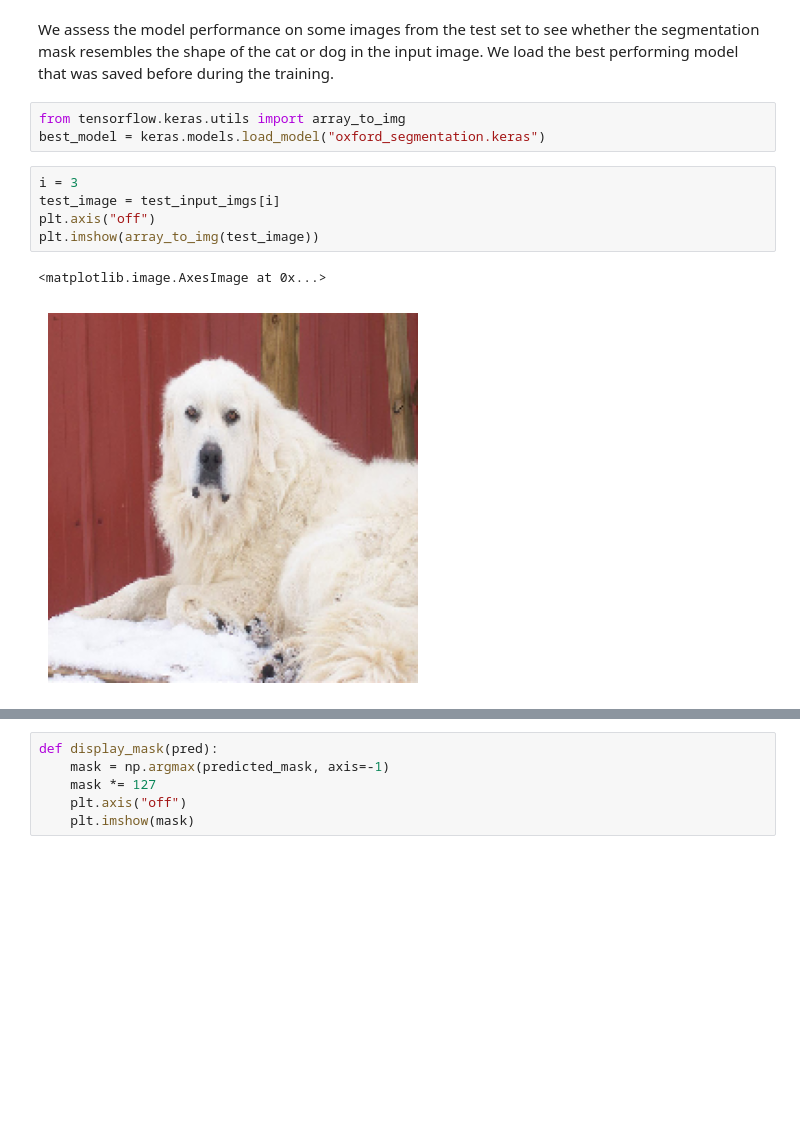
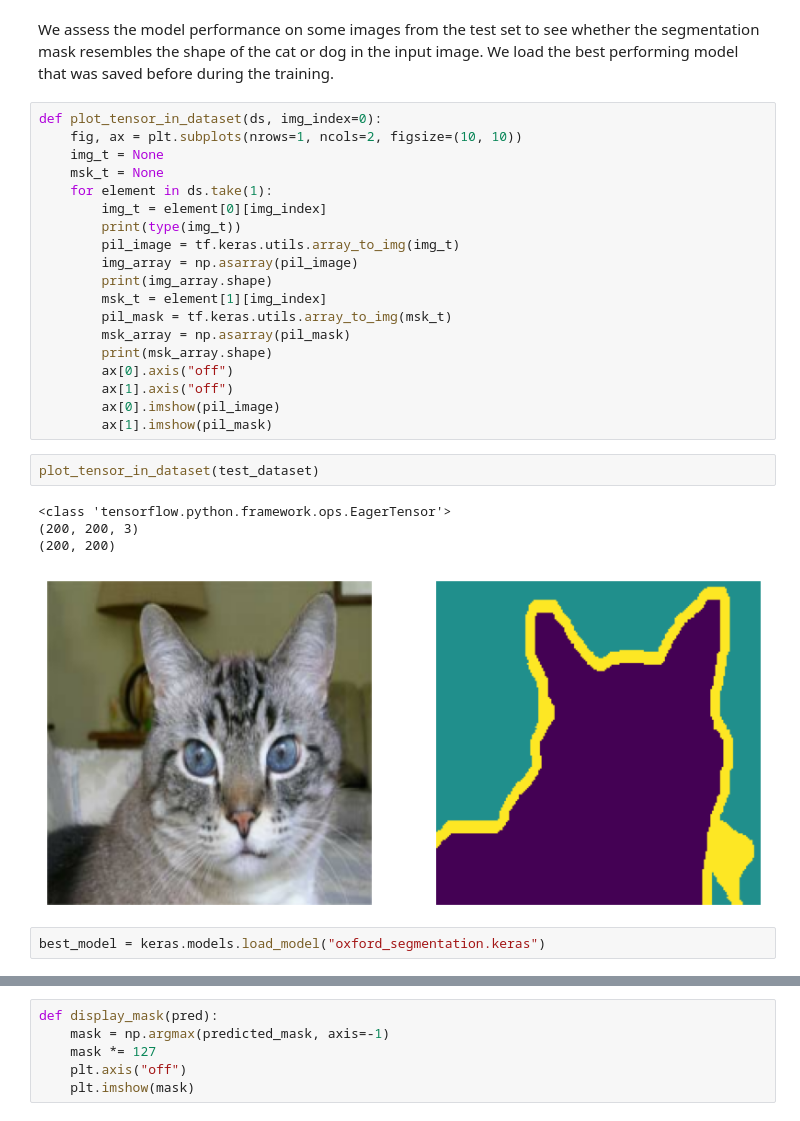
Before and after one commit to luigiselmi/dl_tensorflow, a Jupyter notebook: experiments/advanced_computer_vision_v2.ipynb, the cells around one changed output, grey strips where cells are left out. Drawn from its saved outputs; the diff is of its cells as text; blank space fills up the shorter version.

```diff
--- a/experiments/advanced_computer_vision_v2.ipynb
+++ b/experiments/advanced_computer_vision_v2.ipynb
@@ -246,13 +279,30 @@ plt.legend()
 # %% [markdown]
 We assess the model performance on some images from the test set to see whether the segmentation mask resembles the shape of the cat or dog in the input image. We load the best performing model that was saved before during the training.
+# %%
+def plot_tensor_in_dataset(ds, img_index=0):
+    fig, ax = plt.subplots(nrows=1, ncols=2, figsize=(10, 10))
+    img_t = None
+    msk_t = None
+    for element in ds.take(1):
+        img_t = element[0][img_index]
+        print(type(img_t))
+        pil_image = tf.keras.utils.array_to_img(img_t)
+        img_array = np.asarray(pil_image)
+        print(img_array.shape)
+        msk_t = element[1][img_index]
+        pil_mask = tf.keras.utils.array_to_img(msk_t)
+        msk_array = np.asarray(pil_mask)
+        print(msk_array.shape)
+        ax[0].axis("off")
+        ax[1].axis("off")
+        ax[0].imshow(pil_image)
+        ax[1].imshow(pil_mask)
+# %%
+plot_tensor_in_dataset(test_dataset)
+# %% [output]
+<class 'tensorflow.python.framework.ops.EagerTensor'>
+(200, 200, 3)
+(200, 200)
+[figure, added]
 # %%
-from tensorflow.keras.utils import array_to_img
 best_model = keras.models.load_model("oxford_segmentation.keras")
-# %%
-i = 3
-test_image = test_input_imgs[i]
-plt.axis("off")
-plt.imshow(array_to_img(test_image))
-# %% [output]
-<matplotlib.image.AxesImage at 0x...>
-[figure, removed]
```
Also changed, not shown: parts of 18 cells of this notebook.
